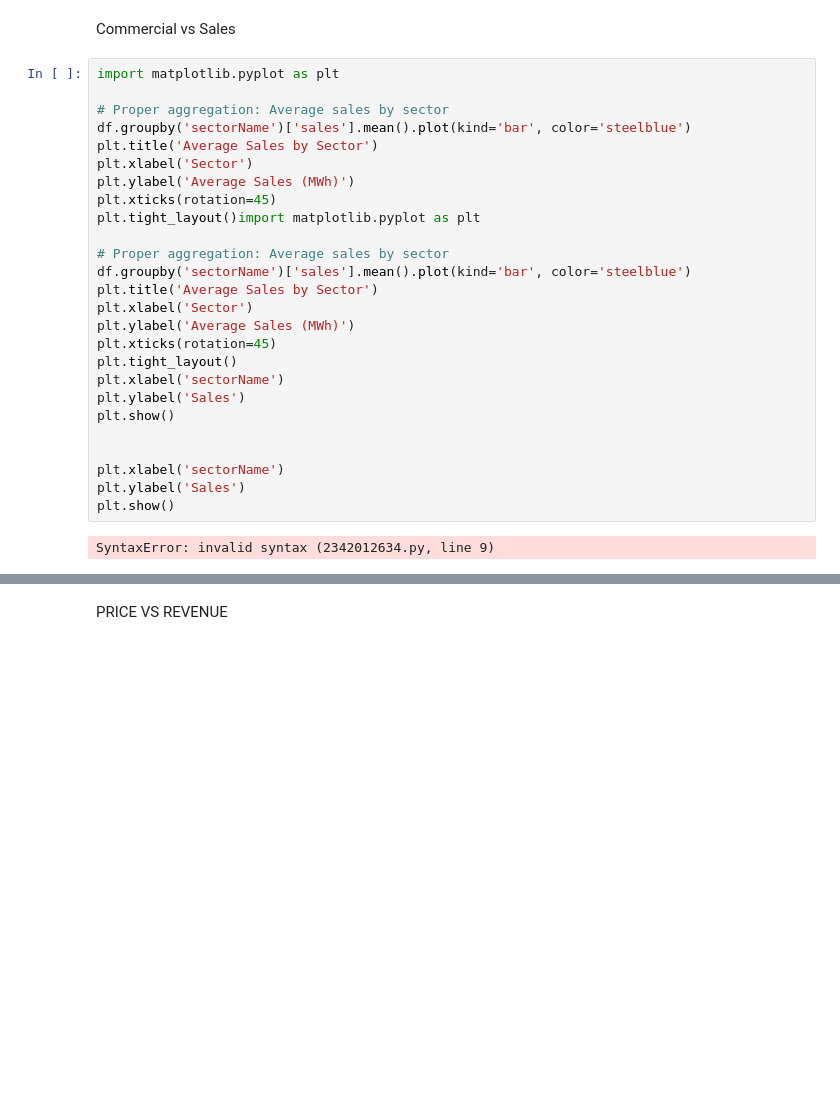
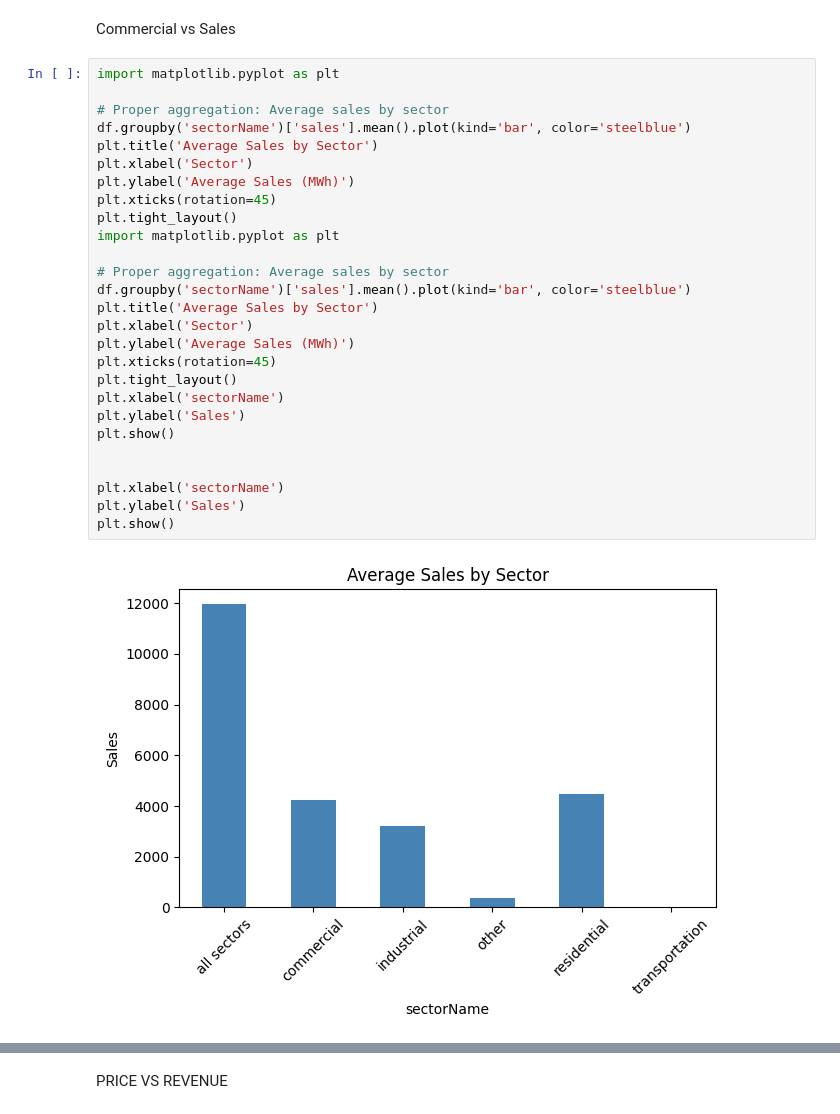
Before and after one commit to divyanshi-sachan/Electricity-Consumption, a Jupyter notebook: notebooks/01_data_collection.ipynb, the cells around one changed output, grey strips where cells are left out. Saved outputs shown, nothing was run; the diff lists cells and outputs as text; blank space fills up the shorter version.

```diff
--- a/notebooks/01_data_collection.ipynb
+++ b/notebooks/01_data_collection.ipynb
@@ -915,28 +912,29 @@ Commercial vs Sales
 # %%
 import matplotlib.pyplot as plt
 
 # Proper aggregation: Average sales by sector
 df.groupby('sectorName')['sales'].mean().plot(kind='bar', color='steelblue')
 plt.title('Average Sales by Sector')
 plt.xlabel('Sector')
 plt.ylabel('Average Sales (MWh)')
 plt.xticks(rotation=45)
-plt.tight_layout()import matplotlib.pyplot as plt
+plt.tight_layout()
+import matplotlib.pyplot as plt
 
 # Proper aggregation: Average sales by sector
 df.groupby('sectorName')['sales'].mean().plot(kind='bar', color='steelblue')
 plt.title('Average Sales by Sector')
 plt.xlabel('Sector')
 plt.ylabel('Average Sales (MWh)')
 plt.xticks(rotation=45)
 plt.tight_layout()
 plt.xlabel('sectorName')
 plt.ylabel('Sales')
 plt.show()
 
 
 plt.xlabel('sectorName')
 plt.ylabel('Sales')
 plt.show()
 # %% [output]
-SyntaxError: invalid syntax (2342012634.py, line 9)
+[figure, added]
```
Also changed, not shown: parts of 29 cells of this notebook.
